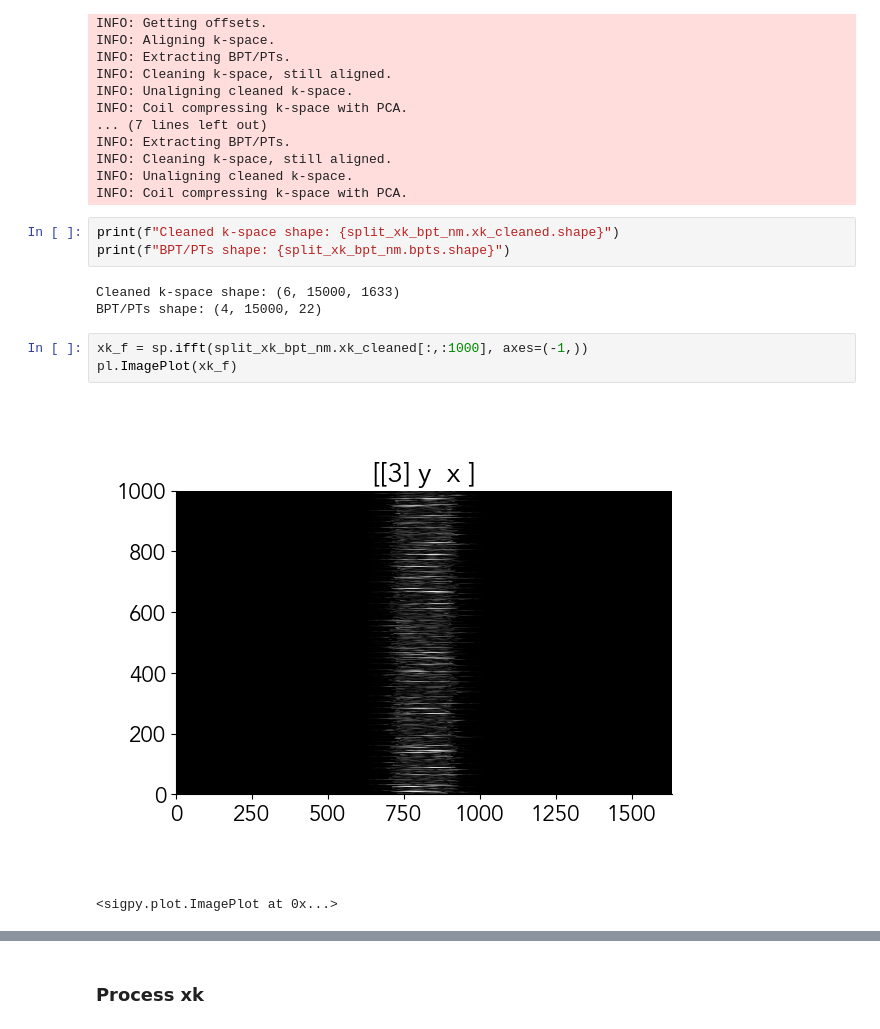
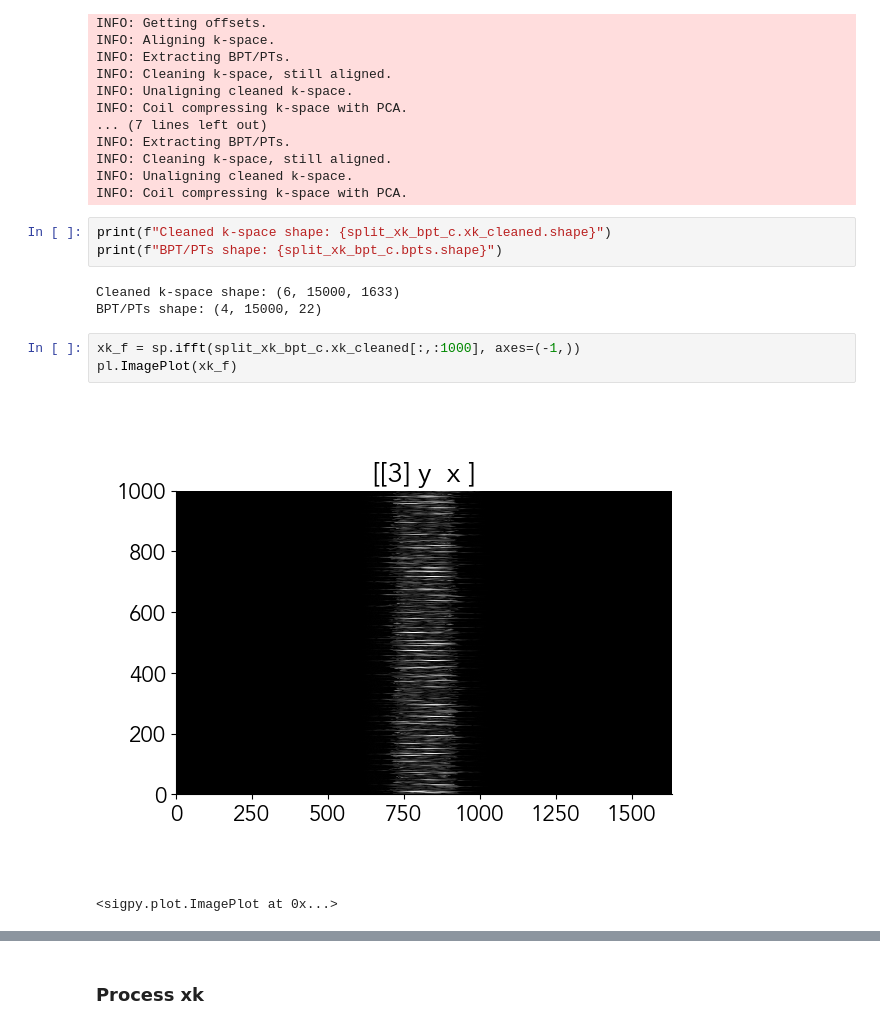
Before and after one commit to mikgroup/nonrigid-motion-bpt, a Jupyter notebook: examples/testing_libraries.ipynb, the cells around one changed output, grey strips where cells are left out. Cells and saved outputs as stored; diff of their text form.

```diff
--- a/examples/testing_libraries.ipynb
+++ b/examples/testing_libraries.ipynb
@@ -185,16 +185,16 @@ INFO: Cleaning k-space, still aligned.
 INFO: Unaligning cleaned k-space.
 INFO: Coil compressing k-space with PCA.
 # %%
-print(f"Cleaned k-space shape: {split_xk_bpt_nm.xk_cleaned.shape}")
-print(f"BPT/PTs shape: {split_xk_bpt_nm.bpts.shape}")
+print(f"Cleaned k-space shape: {split_xk_bpt_c.xk_cleaned.shape}")
+print(f"BPT/PTs shape: {split_xk_bpt_c.bpts.shape}")
 # %% [output]
 Cleaned k-space shape: (6, 15000, 1633)
 BPT/PTs shape: (4, 15000, 22)
 # %%
-xk_f = sp.ifft(split_xk_bpt_nm.xk_cleaned[:,:1000], axes=(-1,))
+xk_f = sp.ifft(split_xk_bpt_c.xk_cleaned[:,:1000], axes=(-1,))
 pl.ImagePlot(xk_f)
 # %% [output]
-[figure, old version]
+[figure, new version]
 <sigpy.plot.ImagePlot at 0x...>
 # %%
 def plot_bpt(bpt, tr=1, window=1, shift=0, figsize=(10,10), titles = ["PT-1", "PT-2", "BPT-2", "BPT-1"]):
```
Also changed, not shown: parts of 3 cells of this notebook, 1 other file.
